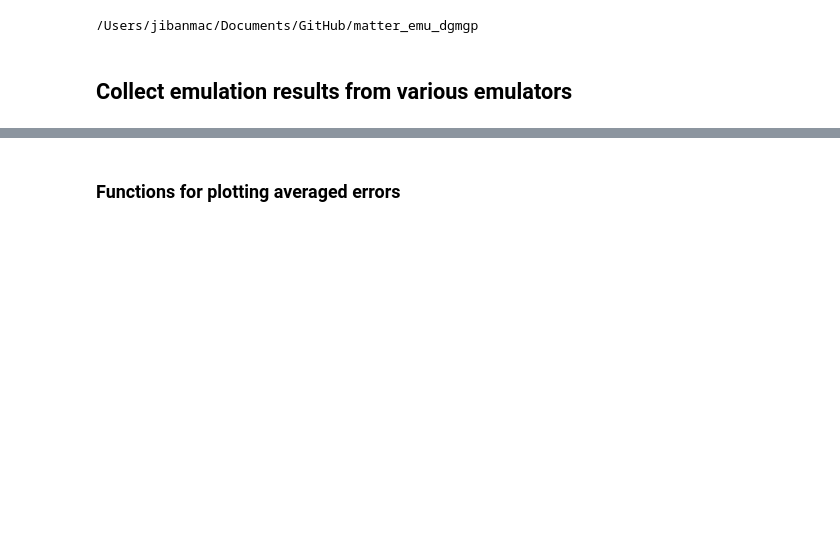
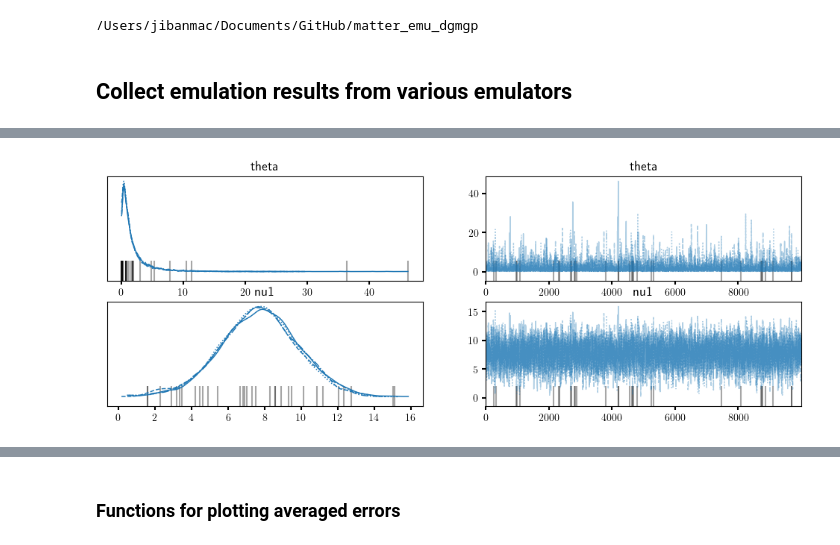
Before and after one commit to jibanCat/matter_emu_mfbox, a Jupyter notebook: notebooks/MF_figures-Copy1.ipynb, the cells around one changed output, grey strips where cells are left out. Drawn from its saved outputs; the diff is of its cells as text; code cells hidden in the pictures; blank space fills up the shorter version.

```diff
--- a/notebooks/MF_figures-Copy1.ipynb
+++ b/notebooks/MF_figures-Copy1.ipynb
@@ -84,0 +828,11 @@ vloaders.dgmgp_H3_slice19.relative_errors.shape
+# %%
+with _hf_only_model:
+
+    rvs = [
+        "theta",
+        "nu1",
+    ]
+
+    _ = az.plot_trace(trace, var_names=rvs, )
+# %% [output]
+[figure, added]
```
Also changed, not shown: parts of 72 cells of this notebook.
